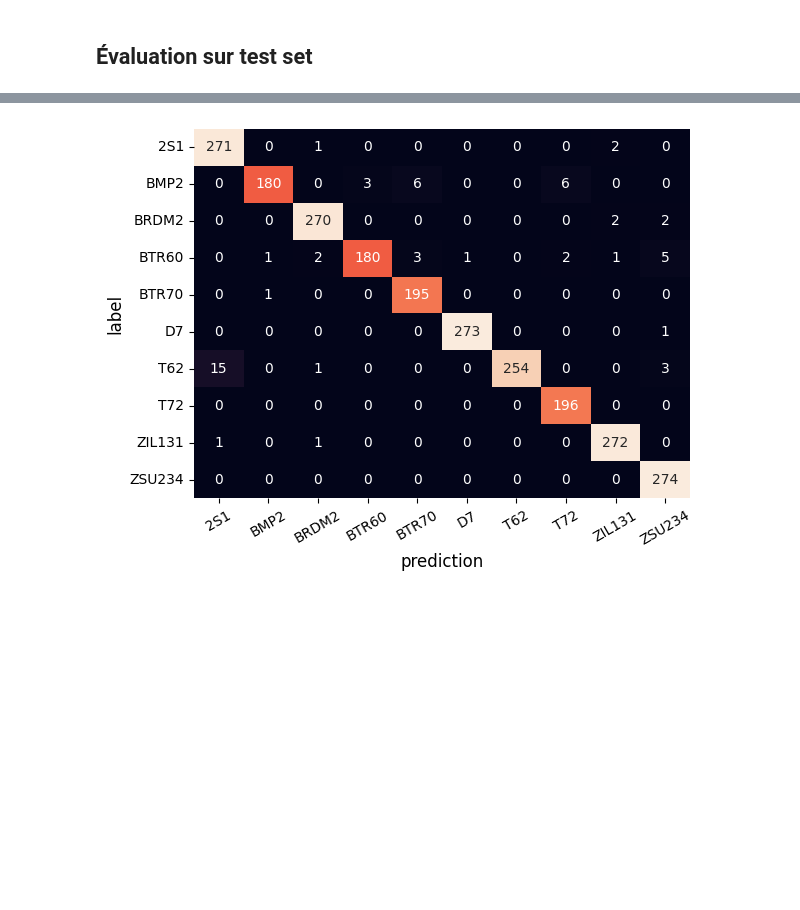
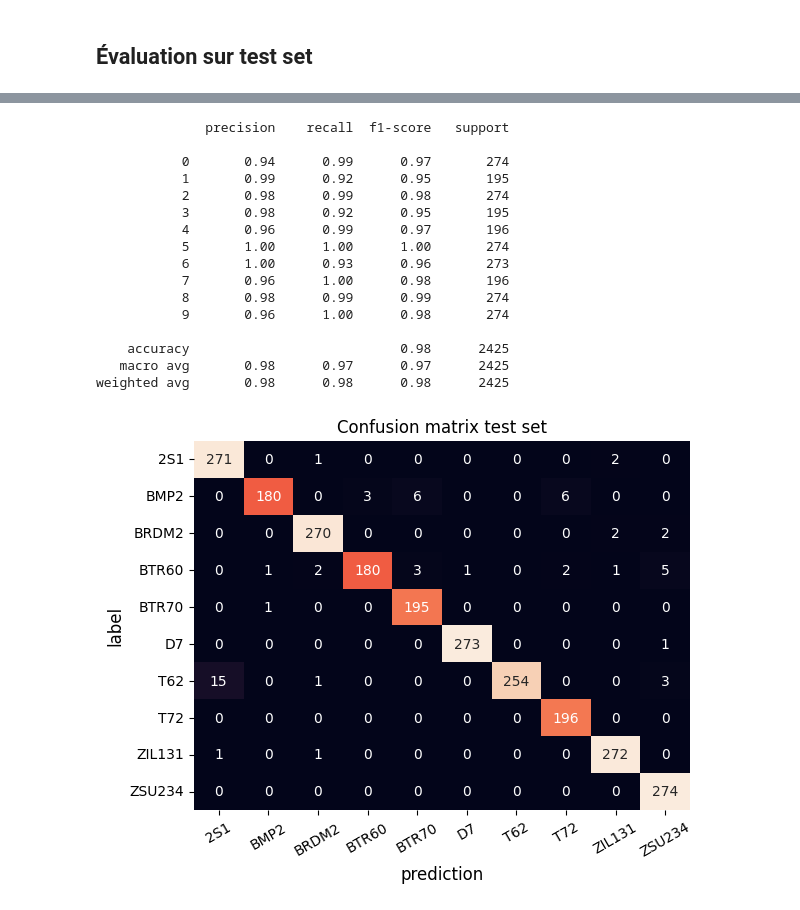
Before and after one commit to Tmqng/ATR-Code, a Jupyter notebook: notebooks/inference_notebook_AConvNet.ipynb, the cells around one changed output, grey strips where cells are left out. Drawn from its saved outputs; the diff is of its cells as text; code cells hidden in the pictures; blank space fills up the shorter version.

Commit message:
add code to save inference results / To do : fix inference with user uploaded image

```diff
--- a/notebooks/inference_notebook_AConvNet.ipynb
+++ b/notebooks/inference_notebook_AConvNet.ipynb
@@ -64,6 +62,7 @@ axes[1].legend()
 axes[1].grid(True, alpha=0.3)
 
 plt.tight_layout()
+plt.savefig(f'./{experiment_path}/training_curves.png')
 plt.show()
 
 print("=" * 70)
@@ -94,6 +93,24 @@ print(f"   - Train Accuracy: {training_accuracy[0]:.4f} → {final_train_acc:.4f
 print(f"   - Val Accuracy  : {validation_accuracy[0]:.4f} → {final_val_acc:.4f}")
 
 print("=" * 70)
+
+# Save print output to file
+summary_path = os.path.join(f'./{experiment_path}/training_summary.txt')
+with open(summary_path, 'w') as f:
+    f.write("=" * 70 + "\n")
+    f.write("RÉSUMÉ DE L'ENTRAÎNEMENT\n")
+    f.write("=" * 70 + "\n")
+    f.write(f"\n MÉTRIQUES FINALES :\n")
+    f.write(f"   Train Accuracy      : {final_train_acc:.4f} ({final_train_acc*100:.2f}%)\n")
+    f.write(f"   Validation Accuracy : {final_val_acc:.4f} ({final_val_acc*100:.2f}%)\n")
+    f.write(f"   Train Loss          : {final_train_loss:.6f}\n")
+    f.write(f"\n MEILLEURS RÉSULTATS:\n")
+    f.write(f"   Meilleure Val Accuracy : {max_val_acc:.4f} ({max_val_acc*100:.2f}%) à l'epoch {max_val_acc_epoch}\n")
+    f.write(f"\n CONVERGENCE:\n")
+    f.write(f"   Epoch 1 → Epoch finale:\n")
+    f.write(f"   - Train Accuracy: {training_accuracy[0]:.4f} → {final_train_acc:.4f}\n")
+    f.write(f"   - Val Accuracy  : {validation_accuracy[0]:.4f} → {final_val_acc:.4f}\n")
+    f.write("=" * 70 + "\n")
 
 fig, ax = plt.subplots(figsize=(10, 6))
 
@@ -273,26 +290,53 @@ def confusion_matrix(_m, ds):
 
     conf_mat = metrics.confusion_matrix(_gt, _pred)
 
+    classification_report = metrics.classification_report(_gt, _pred)
+
+    print(classification_report)
+
+    clf_report_path = os.path.join(f'./{experiment_path}/classification_report.txt')
+    with open(clf_report_path, 'w') as f:
+        f.write(classification_report)
+
     return conf_mat
 # %%
 # Confusion matrix
 m.load(best_path)
 _conf_mat = confusion_matrix(m, test_set)
 
 sns.reset_defaults()
 ax = sns.heatmap(_conf_mat, annot=True, fmt='d', cbar=False)
 
 target_attr = f'target_name_{dataset}'
 target_names = getattr(process_mstar_AConvNet, target_attr)
 ax.set_yticklabels(target_names, rotation=0)
 ax.set_xticklabels(target_names, rotation=30)
 
 plt.xlabel('prediction', fontsize=12)
 plt.ylabel('label', fontsize=12)
+plt.title('Confusion matrix test set')
+
+plt.savefig(f'./{experiment_path}/confusion_matrix_test.png')
 
 plt.show()
 # %% [output]
+              precision    recall  f1-score   support
+
+           0       0.94      0.99      0.97       274
+           1       0.99      0.92      0.95       195
+           2       0.98      0.99      0.98       274
+           3       0.98      0.92      0.95       195
+           4       0.96      0.99      0.97       196
+           5       1.00      1.00      1.00       274
+           6       1.00      0.93      0.96       273
+           7       0.96      1.00      0.98       196
+           8       0.98      0.99      0.99       274
+           9       0.96      1.00      0.98       274
+
+    accuracy                           0.98      2425
+   macro avg       0.98      0.97      0.97      2425
+weighted avg       0.98      0.98      0.98      2425
-[figure, old version]
+[figure, new version]
 # %%
 #TODO : fix because it does not seem to produce the same results than when we loop on test_set. maybe a preprocessing issue
 
```
Also changed, not shown: parts of 2 cells of this notebook.
